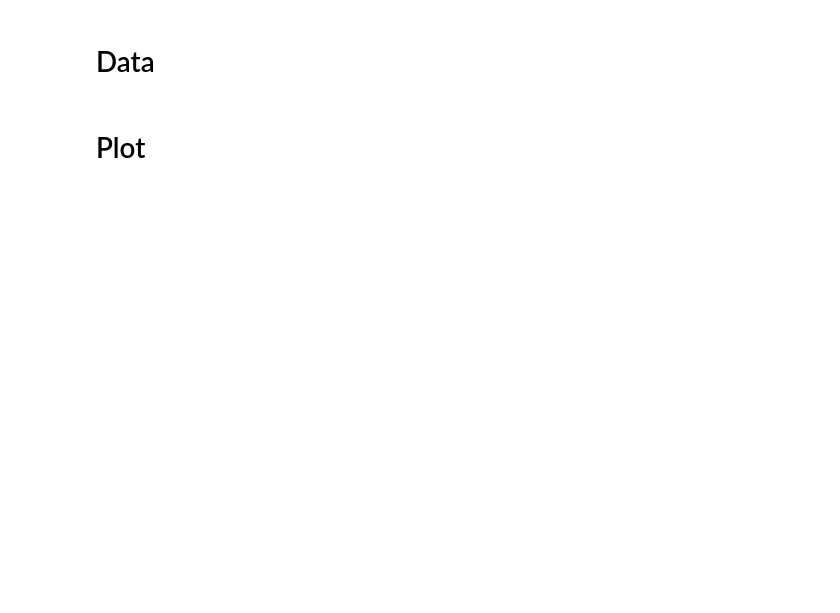
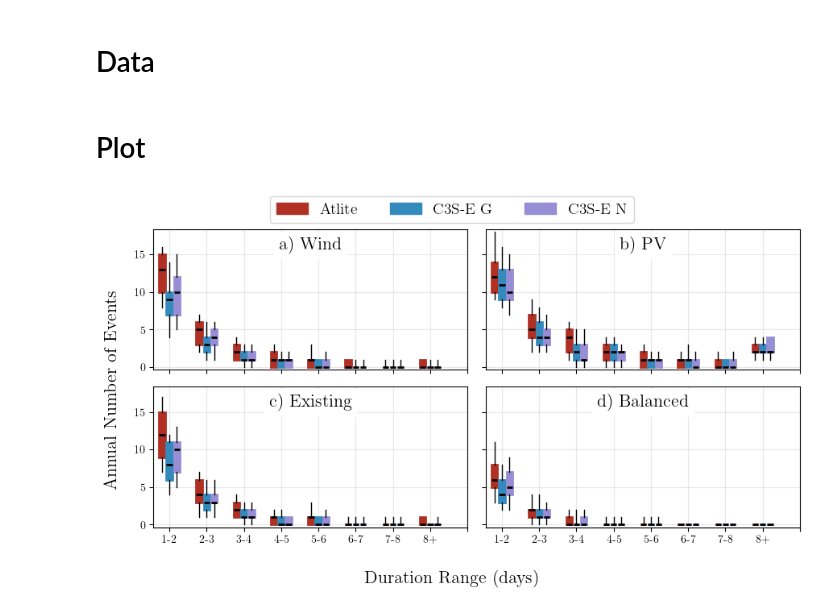
Before and after one commit to BorisM202/RES_droughts, a Jupyter notebook: Scripts/droughts_number_events.ipynb, the cells around one changed output. Drawn from its saved outputs; the diff is of its cells as text; code cells hidden in the pictures; blank space fills up the shorter version.

```diff
--- a/Scripts/droughts_number_events.ipynb
+++ b/Scripts/droughts_number_events.ipynb
@@ -33,7 +29,7 @@ def identify_drought(time_series: pd.Series,threshold:float):
     identified_events.index = pd.Index([date - pd.Timedelta(identified_events.loc[date]-1, unit='h') for date in identified_events.index])
     return identified_events
 # %%
-df_combine = pd.read_csv('../Data/cf_wind_pv_7923.csv',
+df_combine = pd.read_csv('../Data/cf_combine_7923.csv',
                          index_col=0,
                          parse_dates=True
 )
@@ -43,7 +39,7 @@ df_combine_avg = df_combine.rolling('D', min_periods=24, center=True).mean()
 droughts_dict = {}
 
 for column in df_combine_avg:
-    raw_droughts = identify_drought(df_combine_avg[column], 0.05)
+    raw_droughts = identify_drought(df_combine_avg[column], 0.1)
     droughts = raw_droughts[raw_droughts > 24]
     droughts_df = pd.DataFrame(droughts)
     droughts_df = droughts_df.set_axis(['Duration'], axis=1)
@@ -53,9 +49,9 @@ for column in df_combine_avg:
 # %%
 bar_width = 0.2
 label_name = ['Atlite', 'C3S-E G', 'C3S-E N']
-title_name = ['a) Wind', 'b) PV', 'c) Current', 'd) Projected']
-color_models = ['#E24A33', '#348ABD', '#988ED5']
-color_models = ['#006BA4', '#FF800E', '#ABABAB']
+title_name = ['a) Wind', 'b) PV', 'c) Existing', 'd) Balanced']
+color_models = ['#B03024', '#348ABD', '#988ED5']
+# color_models = ['#006BA4', '#FF800E', '#ABABAB']
 # %%
 duration_ranges_hours = [24, 48, 72, 96, 120, 144, 168, 192 ,np.inf]
 duration_ranges_days = [dur / 24 for dur in duration_ranges_hours]
@@ -71,14 +67,15 @@ categories = {
 # %%
 def my_title(ax, title):
     ax.set_title(title,
-                 x=0.5, y=0.945,
-                 transform=ax.transAxes,
+                 x=0.5, y=1,
+                 pad = -18,
+                #  transform=ax.transAxes,
                  fontsize=16,
-                 bbox=dict(facecolor='white', alpha=1)
+                 bbox=dict(facecolor='white', alpha=1, edgecolor='white')
     )
 # %%
 # Create subplots
-fig, axs = plt.subplots(2, 2, figsize=(9, 6), sharex=True, sharey=True)
+fig, axs = plt.subplots(2, 2, figsize=(9, 5), sharex=True, sharey=True)
 axs = axs.flatten()
 
 # Loop over categories
@@ -105,38 +102,44 @@ for idx, (category, datasets_in_category) in enumerate(categories.items()):
         # Extract the data for the boxplot
         boxplot_data = [annual_counts[duration].values for duration in full_duration_ranges]
 
         # Plot boxplot
         boxprop = dict(facecolor=color_models[i], color=color_models[i], linewidth=2)       # Parameters for the box
         medianprop = dict(color='black', linewidth=2)                                       # Parameters for median line
         flierprop = dict(markeredgecolor=color_models[i], marker='o', ms=1)                       # Parameters for fliers
         bplot = ax.boxplot(boxplot_data, positions=positions + i * 0.2 - 0.2, widths=0.16,  # Draw
                             patch_artist = True,                                            # Fills boxplot
                             boxprops = boxprop,                                             # Parameters for the box
                             medianprops = medianprop,                                       # Parameters for median line
                             whis = (5,95),
                             showfliers = False, flierprops = flierprop,                      # Show the fliers
                             manage_ticks = False,                                           # Set the xlabels manually
                             notch = False,                                                  # Curve boxplot
                             capwidths = 0,
                             # meanline = False, showmeans = True,                             # Show Mean as line or points
                             zorder=2
         )
 
 
     my_title(ax, title_name[idx])
+    ax.grid(True, alpha=0.3, zorder=0)
+    ax.margins(0.02)
+    # x-axis
     ax.set_xticks(np.arange(1, len(duration_ranges_days)+1))
     ax.set_xticklabels(xlabel)
-    ax.grid(True, alpha=0.3, zorder=0)
-    ax.margins(0.02)
 
-## Legend
+# Legend
 handles = [mpatches.Patch(color=color_models[i], label=label_name[i]) for i in range(len(color_models))]
-fig.legend(handles=handles, loc = 'upper center', alignment = 'center', ncols=3)
+fig.legend(handles = handles,
+           fontsize = 14,
+           loc = 'upper center',
+           alignment = 'center',
+           ncols=3)
 
-fig.supxlabel('Duration Range (days)')
-fig.supylabel('Annual Number of Events')
-# fig.suptitle('Annual Number of Events by Duration Range')
+fig.supxlabel('Duration Range (days)', fontsize=16)
+fig.supylabel('Annual Number of Events', fontsize=16)
 fig.tight_layout()
 fig.subplots_adjust(top=0.9)
 
-# fig.savefig('../Figures/droughts_number_events.pdf', dpi=300)
+fig.savefig('../Figures/droughts_number_events.png', dpi=300)
+# %% [output]
+[figure, added]
```
Also changed, not shown: parts of 5 cells of this notebook, 22 other files.
